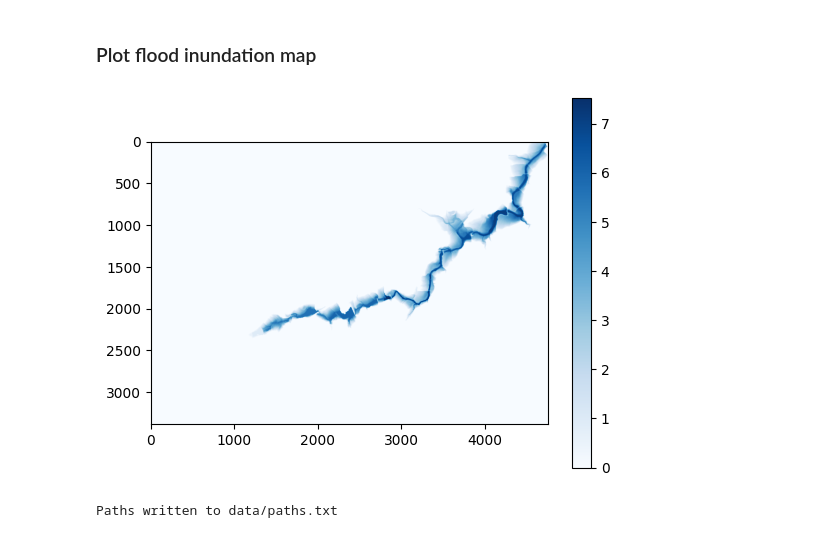
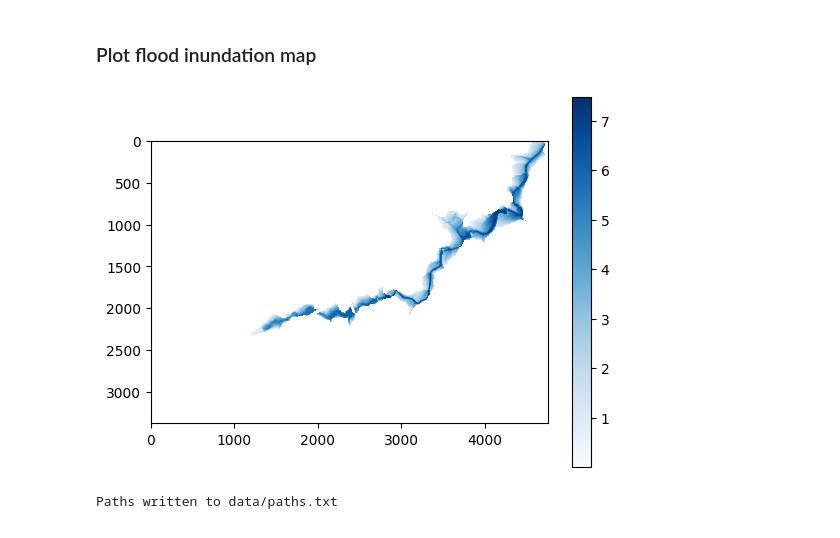
Before and after one commit to passaH2O/pygeoflood, a Jupyter notebook: doc/examples/fim_workflow_indiv_steps.ipynb, the cells around one changed output. Cells and saved outputs as stored; diff of their text form; code cells hidden in the pictures.

```diff
--- a/doc/examples/fim_workflow_indiv_steps.ipynb
+++ b/doc/examples/fim_workflow_indiv_steps.ipynb
@@ -382,18 +349,18 @@ inundate completed in 1.3852 seconds
 ### Plot flood inundation map
 # %%
 import matplotlib.pyplot as plt
+import numpy as np
 import rasterio as rio
 
 with rio.open(pgf.fim_path) as ds:
     fim = ds.read(1)
-
-fim[fim < 0] = 0 # set negative nodata values to 0
+    fim[fim == ds.nodata] = np.nan
 
 plt.imshow(fim, cmap="Blues")
 plt.colorbar()
 plt.show()
 # %% [output]
-[figure, old version]
+[figure, new version]
 # %%
 # save output data file paths we can load our PyGeoFlood instance later with
 # pgf = PyGeoFlood.from_paths("data/paths.txt")
```
Also changed, not shown: parts of 21 cells of this notebook, 1 other file.
